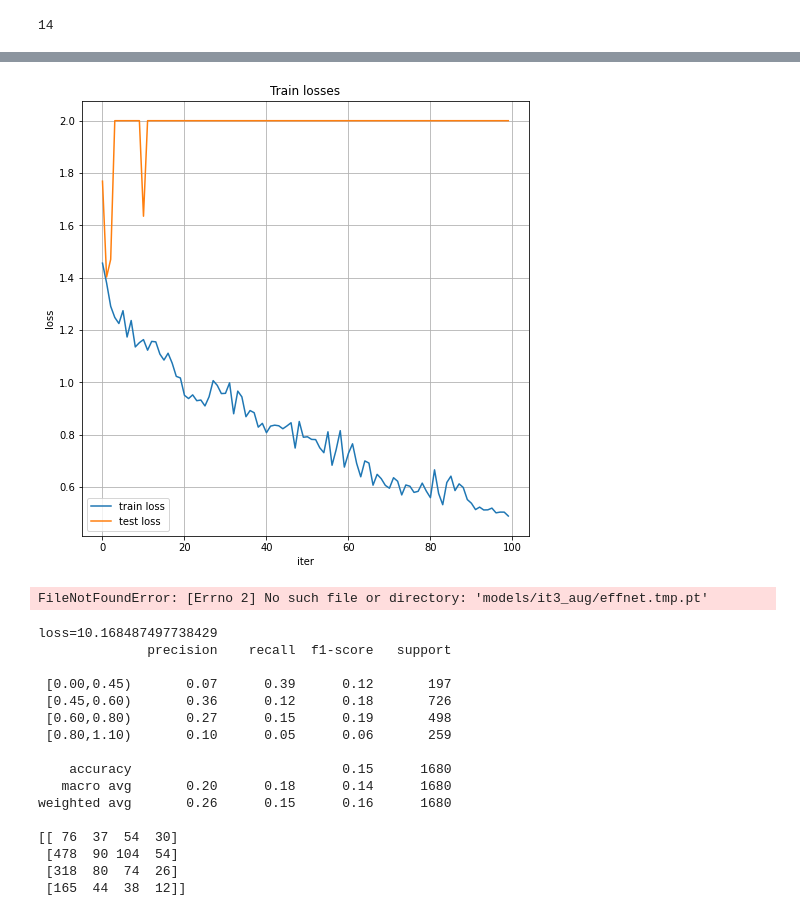
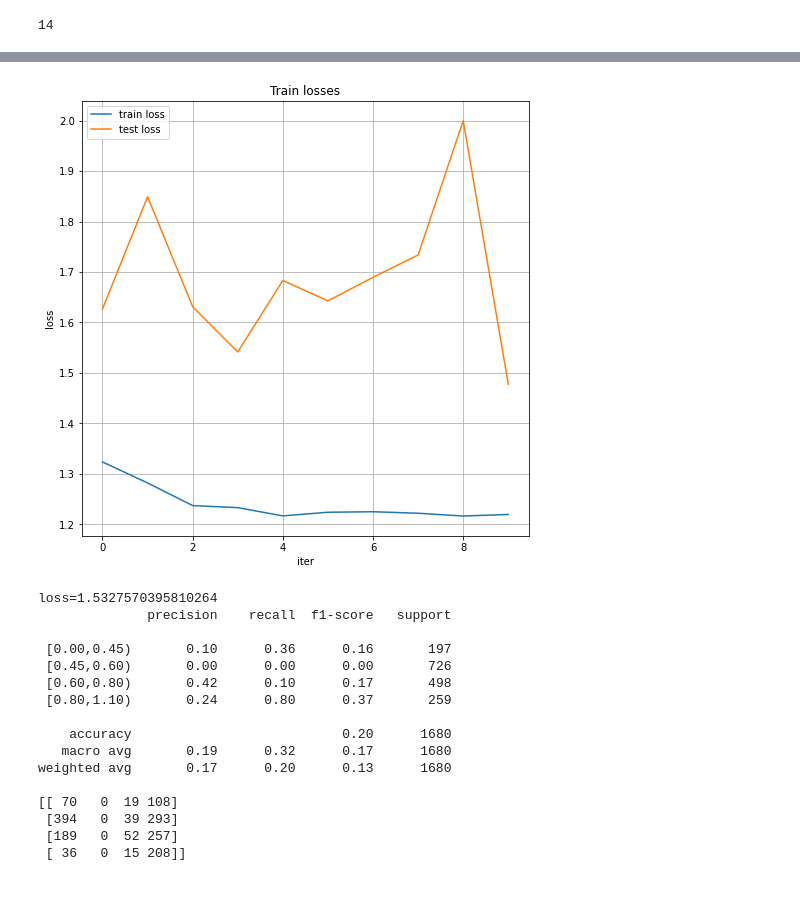
Before and after one commit to medbar/maga_sis, a Jupyter notebook: 3/ULM/engan_class.ipynb, the cells around one changed output, grey strips where cells are left out. Cells and saved outputs as stored; diff of their text form; code cells hidden in the pictures.

```diff
--- a/3/ULM/engan_class.ipynb
+++ b/3/ULM/engan_class.ipynb
@@ -77,7 +77,7 @@ test_ds = ZippedDataSet(f'data/Data/test_chunk{chunk_sz}s_msl0.zip', ChunkDataSe
 1680 chunks
 zip_fname='data/Data/test_chunk2s_msl0.zip' exists! Using that archive
 # %%
-train_ds = ChunkAugDataSet('./data/Data/train', 'data/noises/yacup', chunk_size_s=chunk_sz, return_wav=False, min_amp=0.0, max_amp=0.8)
+train_ds = ChunkAugDataSet('./data/Data/train', 'data/noises/yacup', chunk_size_s=chunk_sz, return_wav=False, min_amp=0.0, max_amp=1.2)
 # %% [output]
 Loaded 719 noises
 13734 chunks
@@ -306,7 +306,7 @@ def train_per_chunk(model, train_dl, val_dl,
 btz=128
 device='cuda'
 # train_dl = make_sorted_dataloader(train_cls_ds, batch_size=btz, min_sample_len=0)
-train_ds = torch.utils.data.DataLoader(train_cls_ds,
+train_dl = torch.utils.data.DataLoader(train_cls_ds,
                       collate_fn=collate_with_paddings,
                       batch_size=btz,
                       shuffle=True, num_workers=10)
@@ -346,10 +346,12 @@ weighted avg       0.26      0.18      0.14      1680
 # %%
 criterion = get_criterion(train_cls_ds, 'ce', device, gamma=1)
-model = EfficientNetASR('b1').to(device)
+model = torch.load('models/it2/effnet.chunk2s_mls0.100e.sa10x2_20x2.pt')
+model.aug_prob = 0.9
+# model = EfficientNetASR('b1').to(device)
 #model = CNN_blstm().to(device)
 model = train_per_chunk(model,
                         train_dl, test_dl,  # egs_list=['028_2016-04-06_Nottingham']
-                        epochs=20,
+                        epochs=10,
                         lr=1e-4,
                         weight_decay=1e-4,
                         gamma=1,
@@ -383,5 +384,4 @@ Epoch 100: Average train loss 0.48840307141654193. Val loss 15.33479903425489
-[figure, old version]
+[figure, new version]
-FileNotFoundError: [Errno 2] No such file or directory: 'models/it3_aug/effnet.tmp.pt'
 # %%
 torch.save(model, 'models/it3/effnet.tmp.pt')
 # %%
@@ -424,29 +424,29 @@ torch.save(model, 'models/it3/effnet.tmp.pt')
 #             losses.append((lr, g, w, loss_train, loss))
 # losses
 # %%
-#model = torch.load('models/it2/effnet.tmp.pt')
+#model = torch.load('models/it3/effnet.tmp.pt')
 
 loss, cr, conf = eval_cls(model, test_dl, device=device)
 print(f'{loss=}')
 print(cr)
 print(conf)
 # %% [output]
-loss=10.168487497738429
+loss=1.5327570395810264
               precision    recall  f1-score   support
 
- [0.00,0.45)       0.07      0.39      0.12       197
- [0.45,0.60)       0.36      0.12      0.18       726
- [0.60,0.80)       0.27      0.15      0.19       498
- [0.80,1.10)       0.10      0.05      0.06       259
+ [0.00,0.45)       0.10      0.36      0.16       197
+ [0.45,0.60)       0.00      0.00      0.00       726
+ [0.60,0.80)       0.42      0.10      0.17       498
+ [0.80,1.10)       0.24      0.80      0.37       259
 
-    accuracy                           0.15      1680
-   macro avg       0.20      0.18      0.14      1680
-weighted avg       0.26      0.15      0.16      1680
+    accuracy                           0.20      1680
+   macro avg       0.19      0.32      0.17      1680
+weighted avg       0.17      0.20      0.13      1680
 
-[[ 76  37  54  30]
- [478  90 104  54]
- [318  80  74  26]
- [165  44  38  12]]
+[[ 70   0  19 108]
+ [394   0  39 293]
+ [189   0  52 257]
+ [ 36   0  15 208]]
 # %%
 
 model = torch.load('models/model.best.pt')
```
Also changed, not shown: parts of 5 cells of this notebook, 12 other files.
